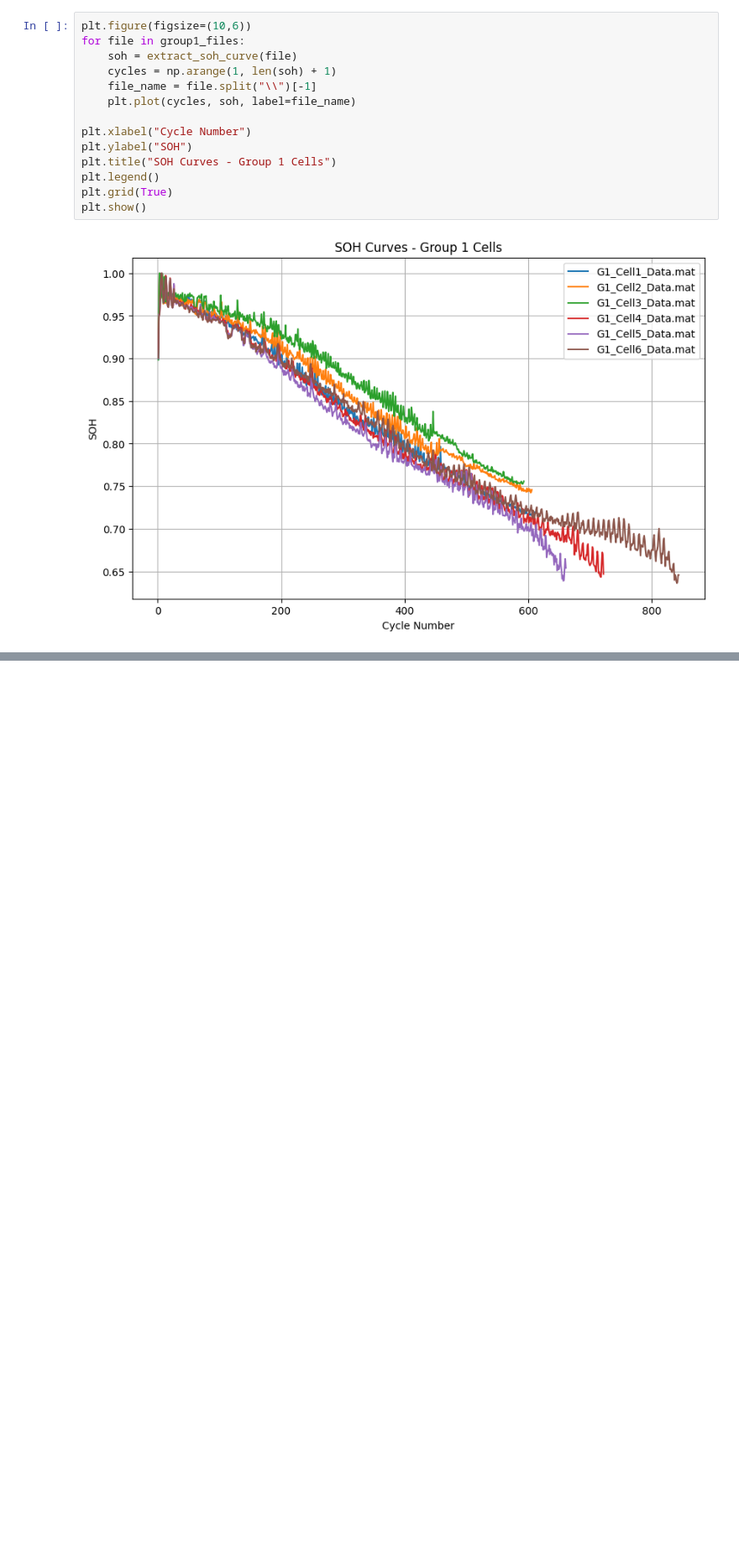
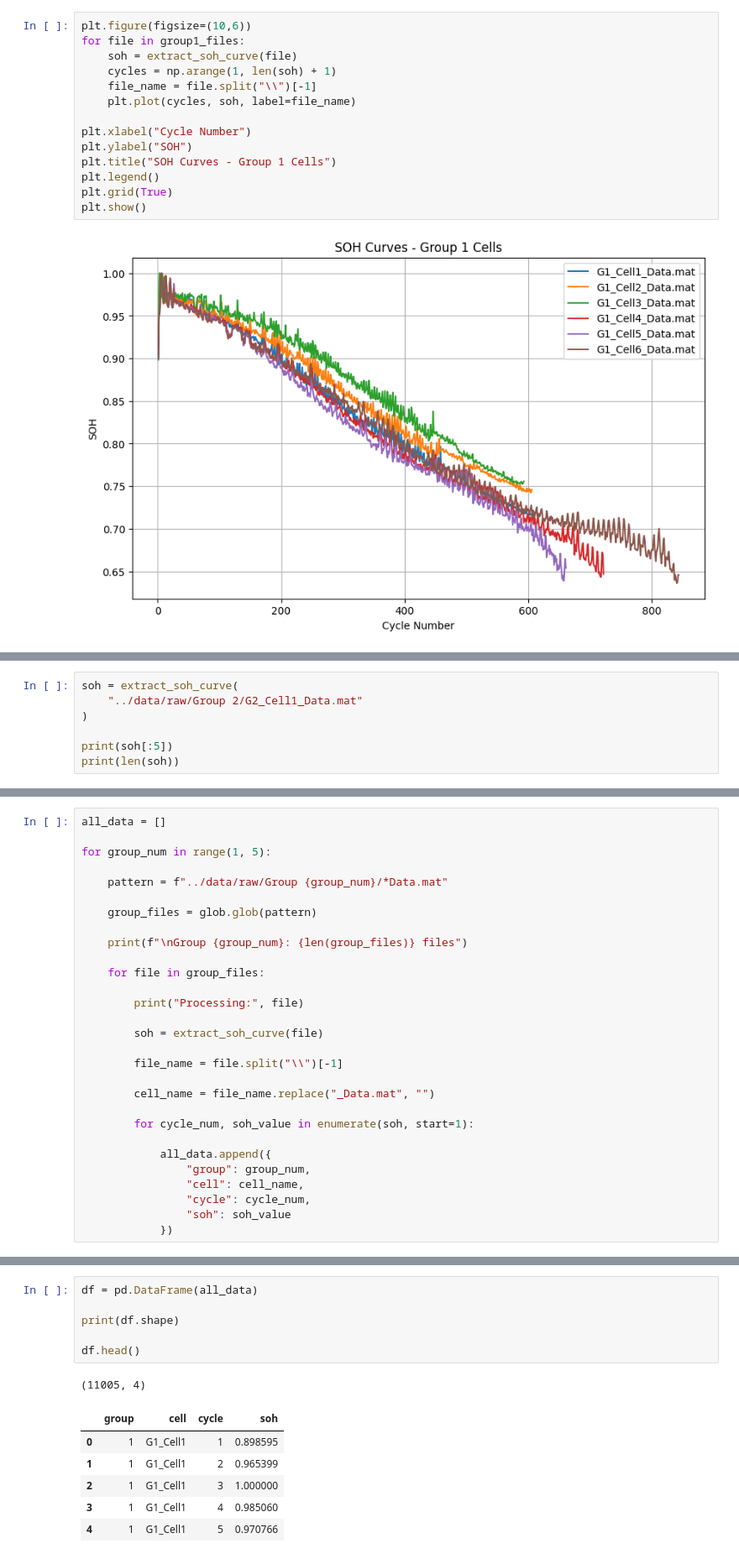
Before and after one commit to tej345/battery-degradation-research, a Jupyter notebook: notebooks/phase1_exploration.ipynb, the cells around one changed output, grey strips where cells are left out. Shown at 84% size. Saved outputs shown, nothing was run; the diff lists cells and outputs as text; blank space fills up the shorter version.

```diff
--- a/notebooks/phase1_exploration.ipynb
+++ b/notebooks/phase1_exploration.ipynb
@@ -260,0 +365,7 @@ plt.show()
+# %%
+soh = extract_soh_curve(
+    "../data/raw/Group 2/G2_Cell1_Data.mat"
+)
+
+print(soh[:5])
+print(len(soh))
@@ -260,0 +375,29 @@ plt.show()
+# %%
+all_data = []
+
+for group_num in range(1, 5):
+
+    pattern = f"../data/raw/Group {group_num}/*Data.mat"
+
+    group_files = glob.glob(pattern)
+
+    print(f"\nGroup {group_num}: {len(group_files)} files")
+
+    for file in group_files:
+
+        print("Processing:", file)
+
+        soh = extract_soh_curve(file)
+
+        file_name = file.split("\\")[-1]
+
+        cell_name = file_name.replace("_Data.mat", "")
+
+        for cycle_num, soh_value in enumerate(soh, start=1):
+
+            all_data.append({
+                "group": group_num,
+                "cell": cell_name,
+                "cycle": cycle_num,
+                "soh": soh_value
+            })
@@ -260,0 +422,14 @@ plt.show()
+# %%
+df = pd.DataFrame(all_data)
+
+print(df.shape)
+
+df.head()
+# %% [output]
+(11005, 4)
+|  | group | cell | cycle | soh |
+| 0 | 1 | G1_Cell1 | 1 | 0.898595 |
+| 1 | 1 | G1_Cell1 | 2 | 0.965399 |
+| 2 | 1 | G1_Cell1 | 3 | 1.000000 |
+| 3 | 1 | G1_Cell1 | 4 | 0.985060 |
+| 4 | 1 | G1_Cell1 | 5 | 0.970766 |
```
Also changed, not shown: parts of 11 cells of this notebook.
